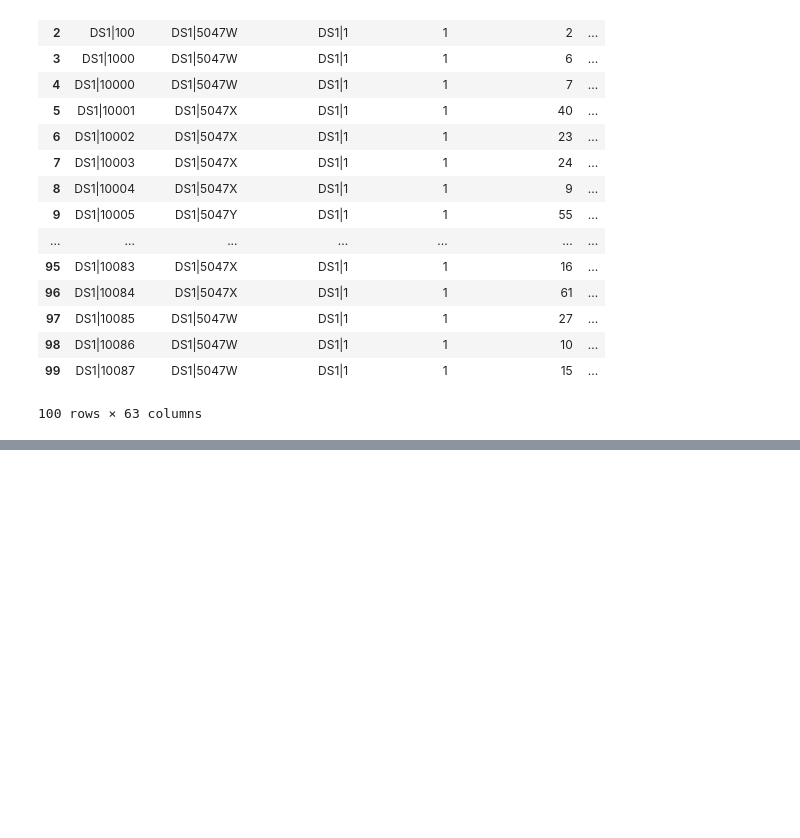
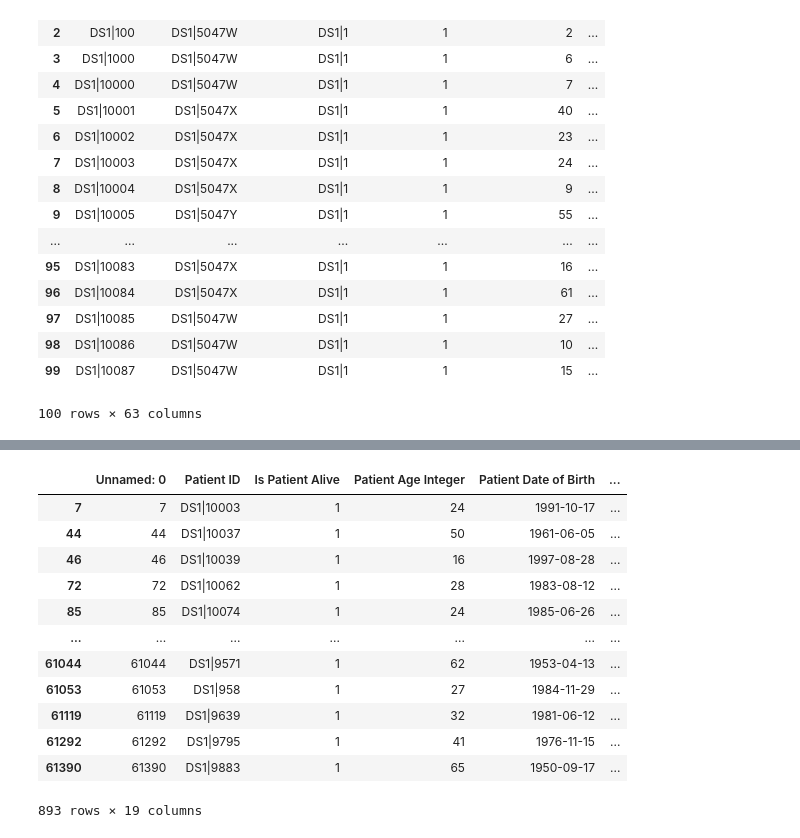
Before and after one commit to simon-mack/hospital_readmission_analysis, a Jupyter notebook: Notebooks/Ursa_pca_Question 5.ipynb, the cells around one changed output, grey strips where cells are left out. Drawn from its saved outputs; the diff is of its cells as text; code cells hidden in the pictures; blank space fills up the shorter version.

```diff
--- a/Notebooks/Ursa_pca_Question 5.ipynb
+++ b/Notebooks/Ursa_pca_Question 5.ipynb
@@ -140,0 +155,17 @@ members_cl.to_csv('members_dive.csv')
+# %%
+mask_noPCP=members_last36months['Count Primary Care Visits in Last 36 Months']==0
+members_last36months[mask_noPCP]
+# %% [output]
+|  | Unnamed: 0 | Patient ID | Is Patient Alive | Patient Age Integer | Patient Date of Birth | ... |
+| 7 | 7 | DS1|10003 | 1 | 24 | 1991-10-17 | ... |
+| 44 | 44 | DS1|10037 | 1 | 50 | 1961-06-05 | ... |
+| 46 | 46 | DS1|10039 | 1 | 16 | 1997-08-28 | ... |
+| 72 | 72 | DS1|10062 | 1 | 28 | 1983-08-12 | ... |
+| 85 | 85 | DS1|10074 | 1 | 24 | 1985-06-26 | ... |
+| ... | ... | ... | ... | ... | ... | ... |
+| 61044 | 61044 | DS1|9571 | 1 | 62 | 1953-04-13 | ... |
+| 61053 | 61053 | DS1|958 | 1 | 27 | 1984-11-29 | ... |
+| 61119 | 61119 | DS1|9639 | 1 | 32 | 1981-06-12 | ... |
+| 61292 | 61292 | DS1|9795 | 1 | 41 | 1976-11-15 | ... |
+| 61390 | 61390 | DS1|9883 | 1 | 65 | 1950-09-17 | ... |
+893 rows × 19 columns
```
Also changed, not shown: parts of 16 cells of this notebook.
